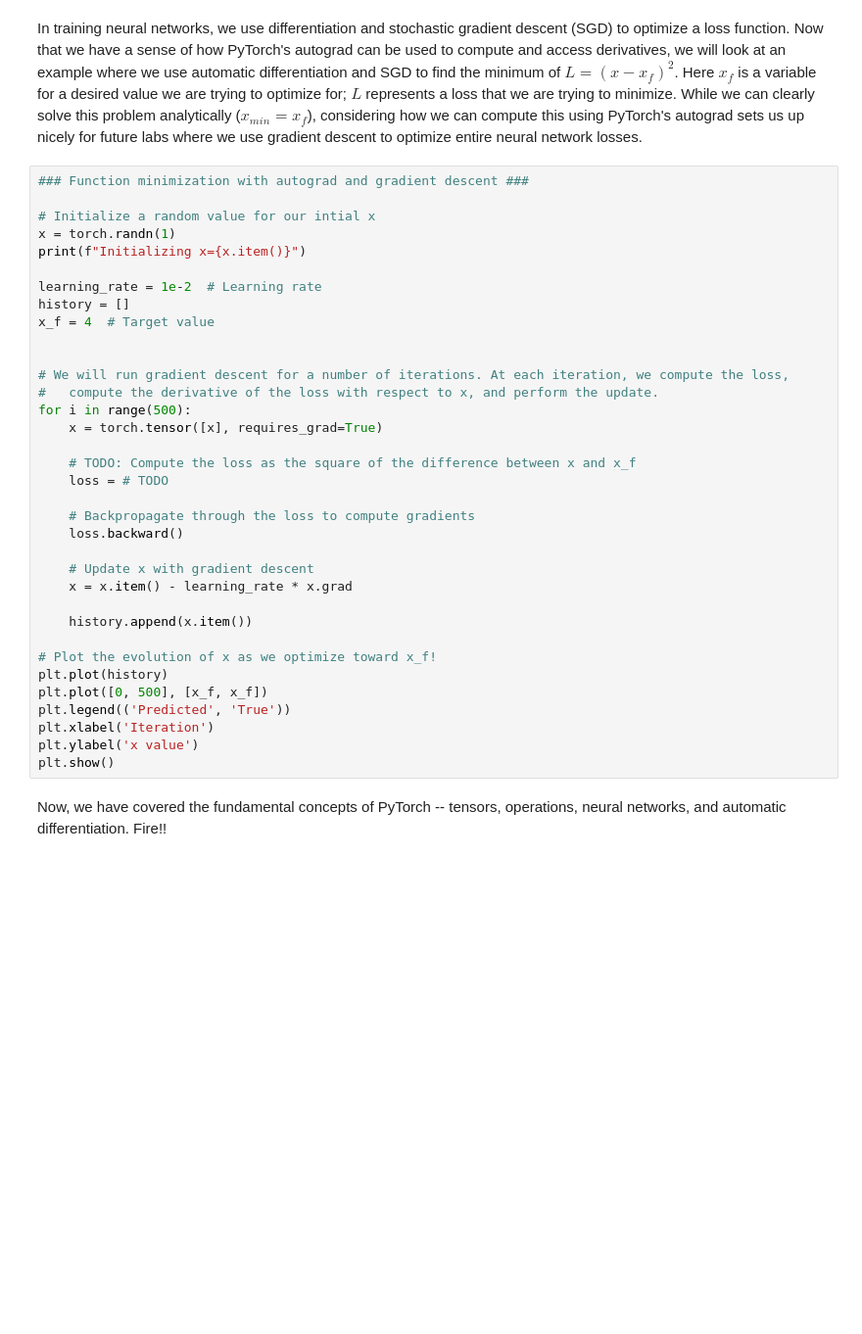
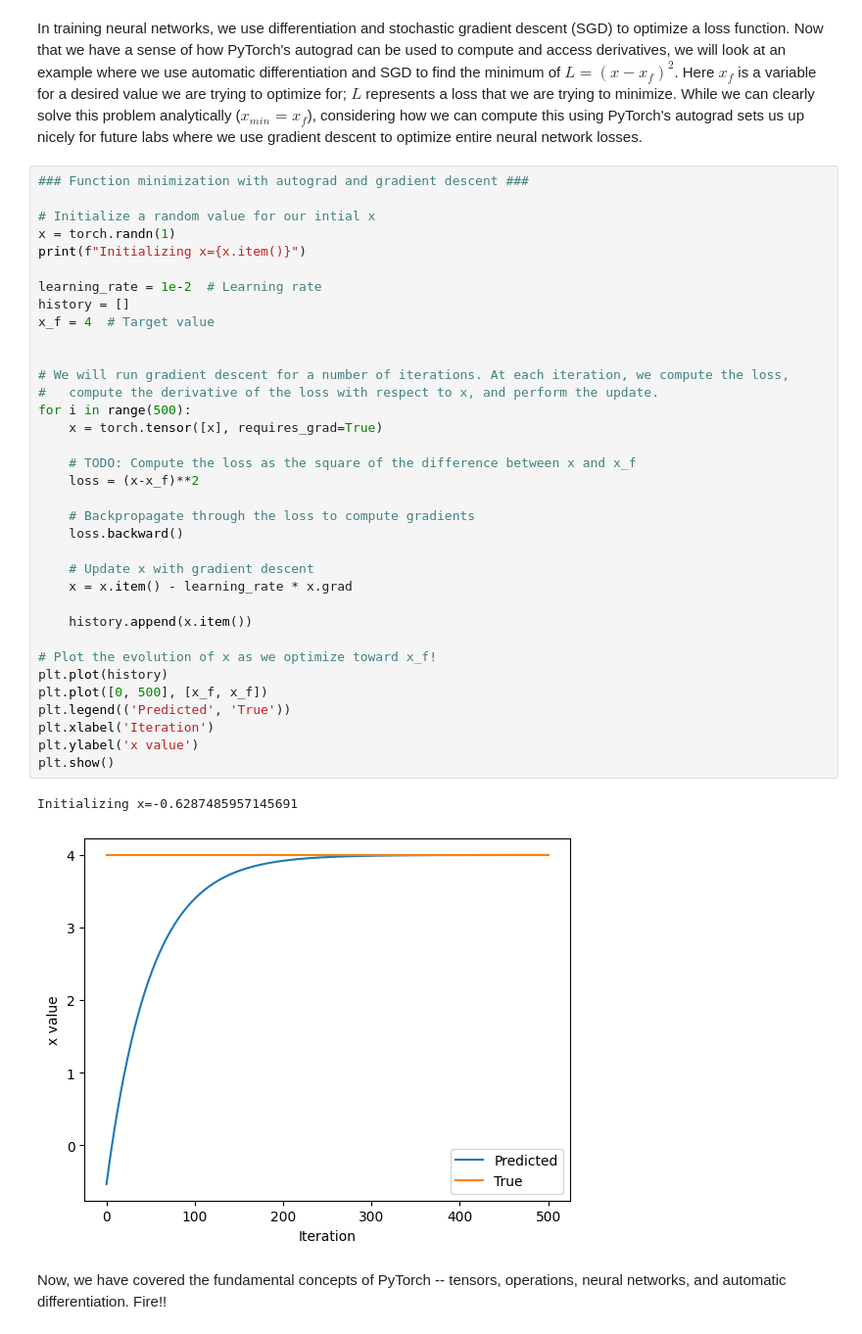
Before and after one commit to Dior278/Intro-To-Deep-Learning-MIT, a Jupyter notebook: lab1/PT_Part1_Intro.ipynb, the cells around one changed output. Shown at 98% size. Saved outputs shown, nothing was run; the diff lists cells and outputs as text; blank space fills up the shorter version.

```diff
--- a/lab1/PT_Part1_Intro.ipynb
+++ b/lab1/PT_Part1_Intro.ipynb
@@ -334,33 +343,36 @@ In training neural networks, we use differentiation and stochastic gradient desc
 x = torch.randn(1)
 print(f"Initializing x={x.item()}")
 
 learning_rate = 1e-2  # Learning rate
 history = []
 x_f = 4  # Target value
 
 
 # We will run gradient descent for a number of iterations. At each iteration, we compute the loss,
 #   compute the derivative of the loss with respect to x, and perform the update.
 for i in range(500):
     x = torch.tensor([x], requires_grad=True)
 
     # TODO: Compute the loss as the square of the difference between x and x_f
-    loss = # TODO
+    loss = (x-x_f)**2
 
     # Backpropagate through the loss to compute gradients
     loss.backward()
 
     # Update x with gradient descent
     x = x.item() - learning_rate * x.grad
 
     history.append(x.item())
 
 # Plot the evolution of x as we optimize toward x_f!
 plt.plot(history)
 plt.plot([0, 500], [x_f, x_f])
 plt.legend(('Predicted', 'True'))
 plt.xlabel('Iteration')
 plt.ylabel('x value')
 plt.show()
+# %% [output]
+Initializing x=-0.6287485957145691
+[figure, added]
 # %% [markdown]
 Now, we have covered the fundamental concepts of PyTorch -- tensors, operations, neural networks, and automatic differentiation. Fire!!
```
Also changed, not shown: parts of 3 cells of this notebook.
